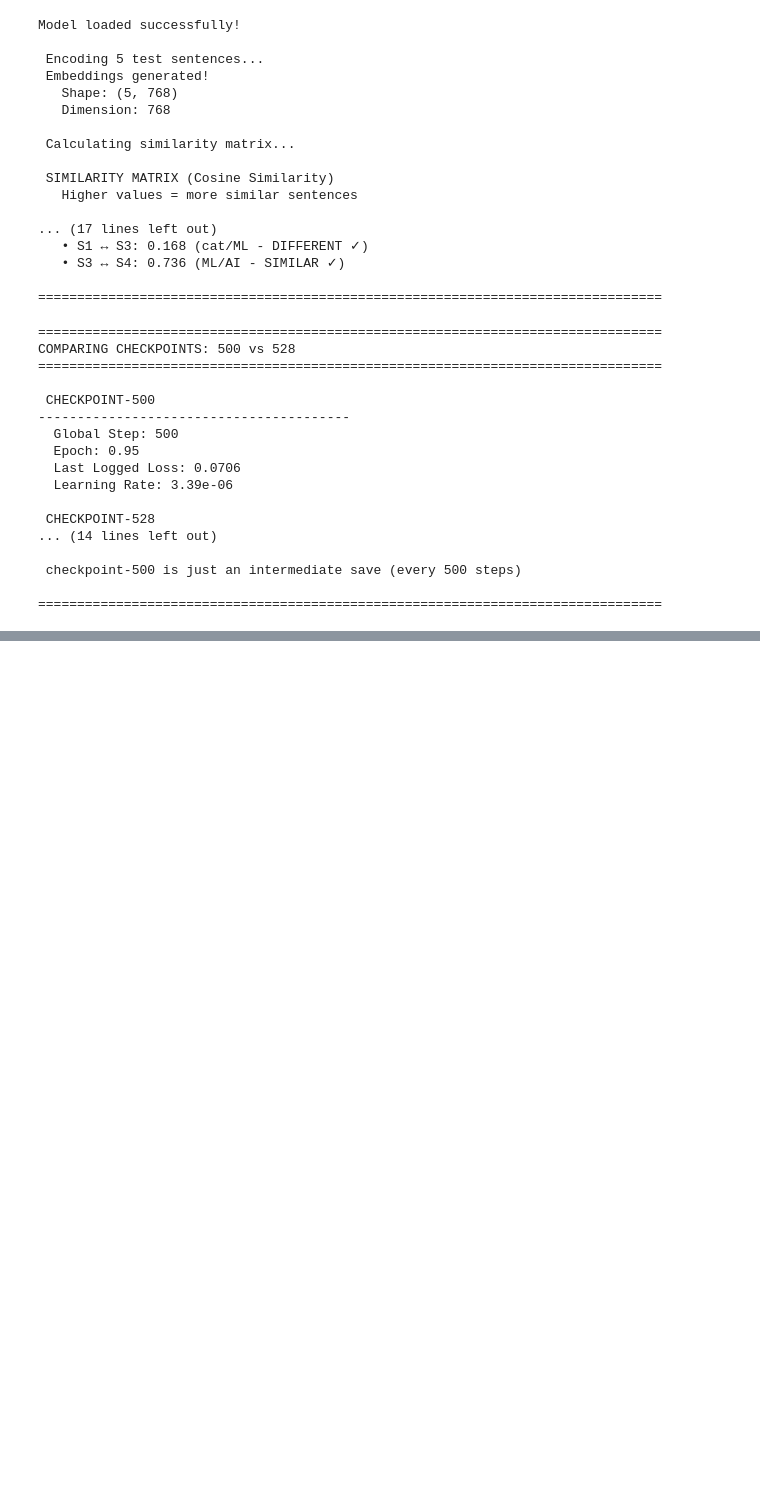
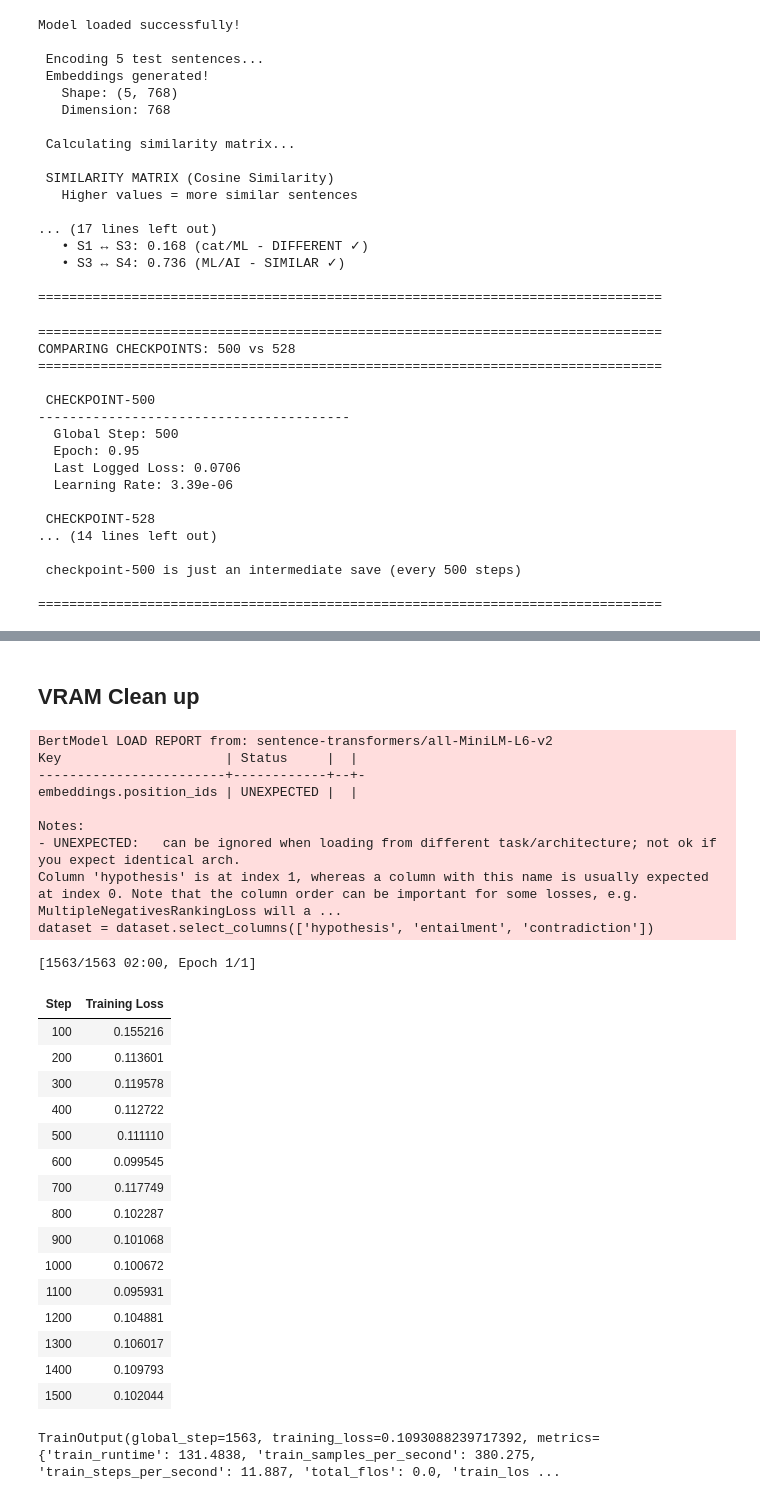
Before and after one commit to bilalox-billy/LLMs-Handson, a Jupyter notebook: notebooks/chapter10.ipynb, the cells around one changed output, grey strips where cells are left out. Saved outputs shown, nothing was run; the diff lists cells and outputs as text; code cells hidden in the pictures; blank space fills up the shorter version.

Commit message:
Fine-tune embedding models and update gitignore
Made-with: Cursor

```diff
--- a/notebooks/chapter10.ipynb
+++ b/notebooks/chapter10.ipynb
@@ -902,0 +913,2 @@ COMPARING CHECKPOINTS: 500 vs 528
+# %% [markdown]
+## VRAM Clean up
@@ -902,0 +921,77 @@ COMPARING CHECKPOINTS: 500 vs 528
+# %%
+from datasets import load_dataset
+from sentence_transformers.evaluation import EmbeddingSimilarityEvaluator
+
+# Load MNLI dataset from GLUE
+# 0 = entailment, 1 = neutral, 2 = contradiction
+train_dataset = load_dataset("glue", "mnli", split="train").select(range(50_000))
+train_dataset = train_dataset.remove_columns("idx")
+
+# Create an embedding similarity evaluator for stsb
+val_sts = load_dataset('glue', 'stsb', split='validation')
+evaluator = EmbeddingSimilarityEvaluator(
+    sentences1=val_sts["sentence1"],
+    sentences2=val_sts["sentence2"],
+    scores=[score/5 for score in val_sts["label"]],
+    main_similarity="cosine"
+)
+# %%
+from sentence_transformers import losses, SentenceTransformer
+from sentence_transformers.trainer import SentenceTransformerTrainer
+from sentence_transformers.training_args import SentenceTransformerTrainingArguments
+
+# Define model
+embedding_model = SentenceTransformer('sentence-transformers/all-MiniLM-L6-v2')
+
+# Loss function
+train_loss = losses.MultipleNegativesRankingLoss(model=embedding_model)
+
+# Define the training arguments
+args = SentenceTransformerTrainingArguments(
+    output_dir="finetuned_embedding_model",
+    num_train_epochs=1,
+    per_device_train_batch_size=32,
+    per_device_eval_batch_size=32,
+    warmup_steps=100,
+    fp16=True,
+    eval_steps=100,
+    logging_steps=100,
+)
+
+# Train model
+trainer = SentenceTransformerTrainer(
+    model=embedding_model,
+    args=args,
+    train_dataset=train_dataset,
+    loss=train_loss,
+    evaluator=evaluator
+)
+trainer.train()
+# %% [output]
+BertModel LOAD REPORT from: sentence-transformers/all-MiniLM-L6-v2
+Key                     | Status     |  |
+------------------------+------------+--+-
+embeddings.position_ids | UNEXPECTED |  |
+
+Notes:
+- UNEXPECTED:   can be ignored when loading from different task/architecture; not ok if you expect identical arch.
+Column 'hypothesis' is at index 1, whereas a column with this name is usually expected at index 0. Note that the column order can be important for some losses, e.g. MultipleNegativesRankingLoss will a ...
+dataset = dataset.select_columns(['hypothesis', 'entailment', 'contradiction'])
+[1563/1563 02:00, Epoch 1/1]
+| Step | Training Loss |
+| 100 | 0.155216 |
+| 200 | 0.113601 |
+| 300 | 0.119578 |
+| 400 | 0.112722 |
+| 500 | 0.111110 |
+| 600 | 0.099545 |
+| 700 | 0.117749 |
+| 800 | 0.102287 |
+| 900 | 0.101068 |
+| 1000 | 0.100672 |
+| 1100 | 0.095931 |
+| 1200 | 0.104881 |
+| 1300 | 0.106017 |
+| 1400 | 0.109793 |
+| 1500 | 0.102044 |
+TrainOutput(global_step=1563, training_loss=0.1093088239717392, metrics={'train_runtime': 131.4838, 'train_samples_per_second': 380.275, 'train_steps_per_second': 11.887, 'total_flos': 0.0, 'train_los ...
```
Also changed, not shown: parts of 26 cells of this notebook, 3 other files.
